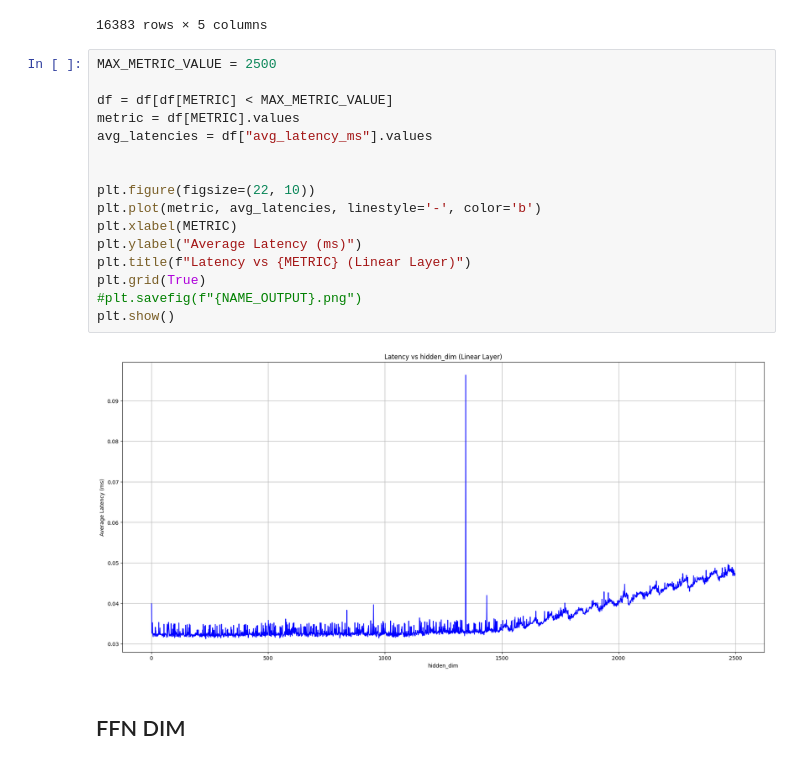
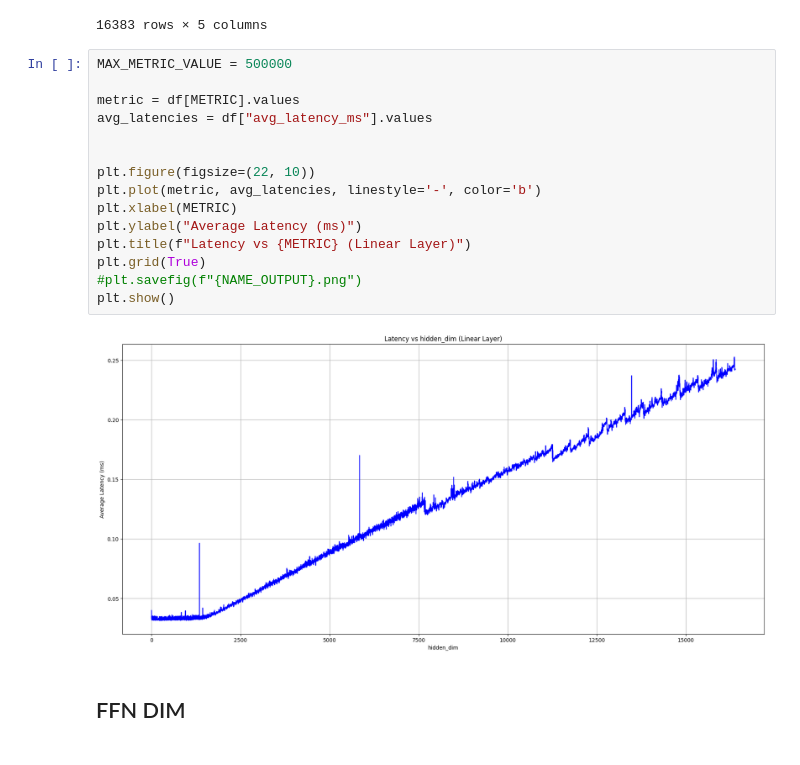
Before and after one commit to JulienDelavande/benchlab, a Jupyter notebook: microbench/test.ipynb, the cells around one changed output. Drawn from its saved outputs; the diff is of its cells as text.

```diff
--- a/microbench/test.ipynb
+++ b/microbench/test.ipynb
@@ -106,23 +106,22 @@ df
 | 16382 | 16383 | 11008 | 1 | 1 | 0.242426 |
 16383 rows × 5 columns
 # %%
-MAX_METRIC_VALUE = 2500
+MAX_METRIC_VALUE = 500000
 
-df = df[df[METRIC] < MAX_METRIC_VALUE]
 metric = df[METRIC].values
 avg_latencies = df["avg_latency_ms"].values
 
 
 plt.figure(figsize=(22, 10))
 plt.plot(metric, avg_latencies, linestyle='-', color='b')
 plt.xlabel(METRIC)
 plt.ylabel("Average Latency (ms)")
 plt.title(f"Latency vs {METRIC} (Linear Layer)")
 plt.grid(True)
 #plt.savefig(f"{NAME_OUTPUT}.png")
 plt.show()
 # %% [output]
-[figure, old version]
+[figure, new version]
 # %% [markdown]
 ## FFN DIM
 # %%
```
Also changed, not shown: 8 other files.
